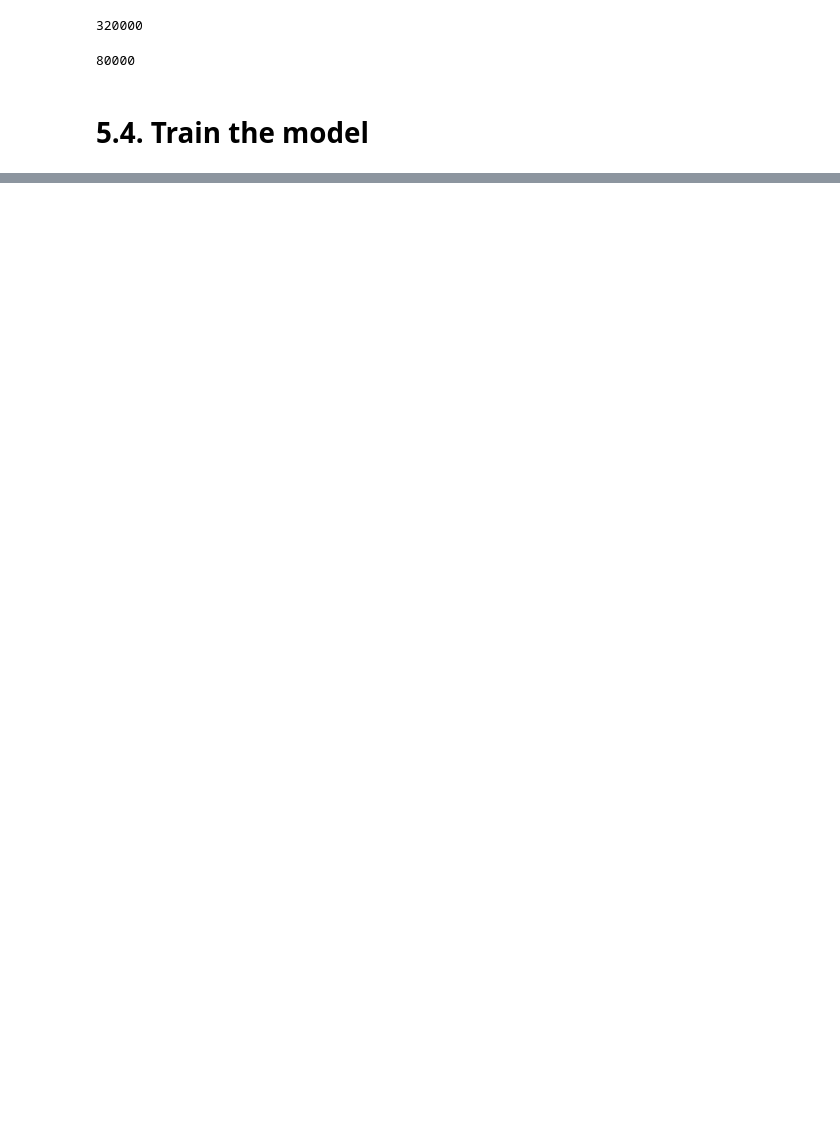
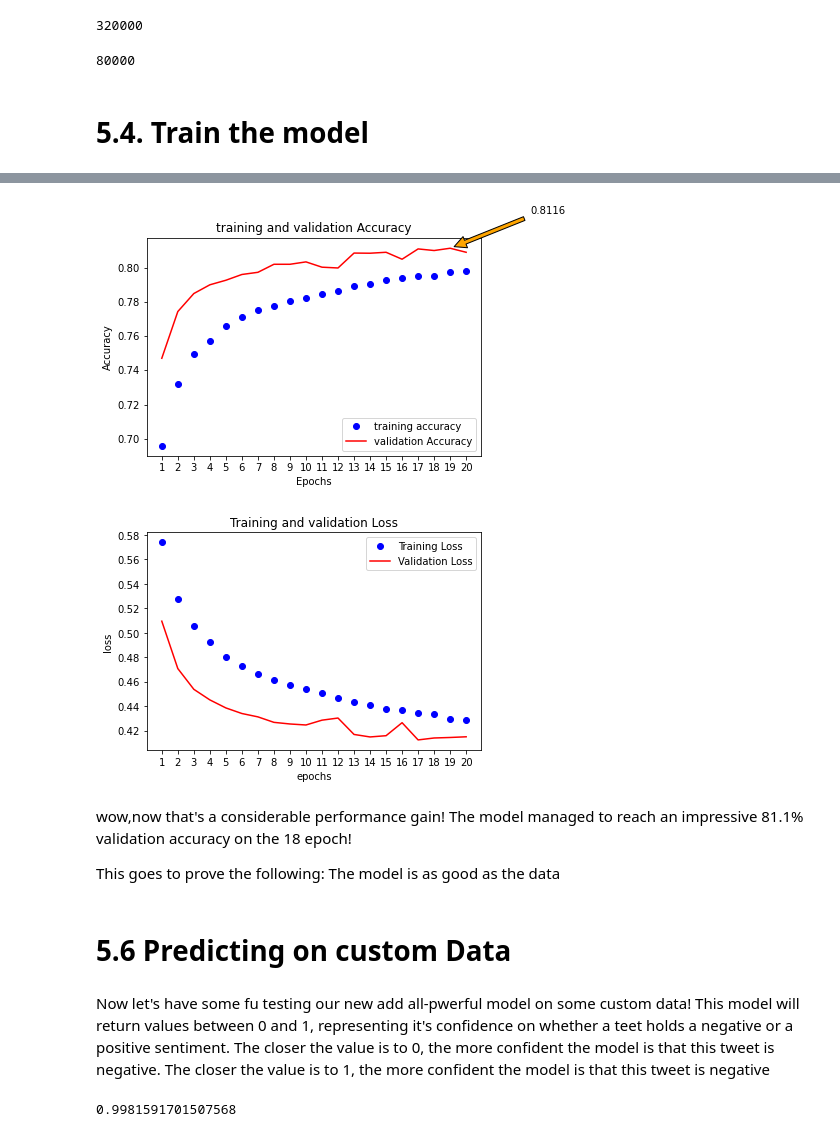
Before and after one commit to srv-sh/TwitterSentimentAnalysis, a Jupyter notebook: SentimentClassificarion.ipynb, the cells around one changed output, grey strips where cells are left out. Saved outputs shown, nothing was run; the diff lists cells and outputs as text; code cells hidden in the pictures; blank space fills up the shorter version.

```diff
--- a/SentimentClassificarion.ipynb
+++ b/SentimentClassificarion.ipynb
@@ -786,0 +1318,13 @@ Epoch 20/20
+# %%
+keras.backend.clear_session()
+
+model_cleaner = Sequential()
+
+model_cleaner.add(pretrained_embedding_layer(word_to_vec_map, words_to_index, max_len))
+model_cleaner.add(Dropout(rate=0.4))
+model_cleaner.add(Bidirectional(LSTM(units=128, return_sequences=True)))
+model_cleaner.add(Dropout(rate=0.4))
+model_cleaner.add(Bidirectional(LSTM(units=128, return_sequences=False)))
+model_cleaner.add(Dense(units=1, activation='sigmoid'))
+
+model_cleaner.summary()
@@ -786,0 +1352,7 @@ Epoch 20/20
+# %%
+model_cleaner.compile(loss ='binary_crossentropy', optimizer= 'adam', metrics=['accuracy'])
+# %%
+X_train , X_test , Y_train , Y_test = train_test_split(X,Y, test_size = 0.2 , random_state= 0 , stratify = Y)
+# %%
+
+model_cleaner.fit(X_train,Y_train , validation_data=(X_test,Y_test) , epochs =20, batch_size= 128, shuffle =True)
@@ -786,0 +1378,41 @@ Epoch 20/20
+# %%
+history = model_cleaner.history
+acc = history.history['accuracy']
+val_acc= history.history['val_accuracy']
+loss = history.history['loss']
+val_loss = history.history['val_loss']
+epochs = range(1, len(acc) + 1)
+plt.plot(epochs , acc , 'bo', label= "training accuracy")
+plt.plot(epochs , val_acc , 'r' , label ="validation Accuracy")
+plt.title("training and validation Accuracy")
+plt.xlabel("Epochs")
+plt.ylabel("Accuracy")
+plt.legend()
+y_arrow = max(val_acc)
+x_arrow = val_acc.index(y_arrow) +1
+plt.annotate(str(y_arrow)[:6],
+             (x_arrow, y_arrow),
+             xytext = (x_arrow +5 , y_arrow +.02),
+             arrowprops = dict(facecolor = 'orange',shrink = 0.05))
+plt.xticks(epochs)
+plt.figure()
+plt.plot(epochs, loss , 'bo' , label = 'Training Loss')
+plt.plot(epochs, val_loss , 'r' , label = 'Validation Loss')
+plt.title("Training and validation Loss")
+plt.xlabel('epochs')
+plt.ylabel('loss')
+plt.legend()
+plt.xticks(epochs)
+plt.show()
+# %% [output]
+[figure, added]
+[figure, added]
+# %% [markdown]
+wow,now that's a considerable performance gain! The model managed to reach an impressive 81.1% validation accuracy on the 18 epoch!
+
+This goes to prove the following: The model is as good as the data
+# %% [markdown]
+# 5.6 Predicting on custom Data
+# %% [markdown]
+Now let's have some fu testing our new add all-pwerful model on some custom data!
+This model will return values between 0 and 1, representing it's confidence on whether a teet holds a negative or a positive sentiment. The closer the value is to 0, the more confident the model is that this tweet is negative. The closer the value is to 1, the more confident the model is that this tweet is negative
@@ -786,0 +1438,4 @@ Epoch 20/20
+# %%
+predict_custome_tweet_sentiment("I'm happy you're here!")
+# %% [output]
+0.9981591701507568
```
Also changed, not shown: parts of 51 cells of this notebook.
